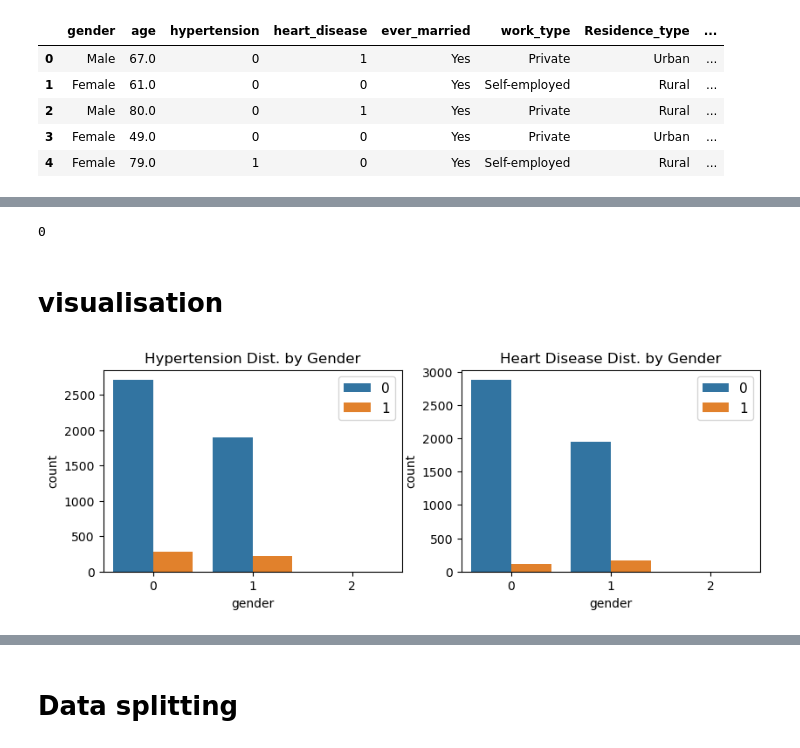
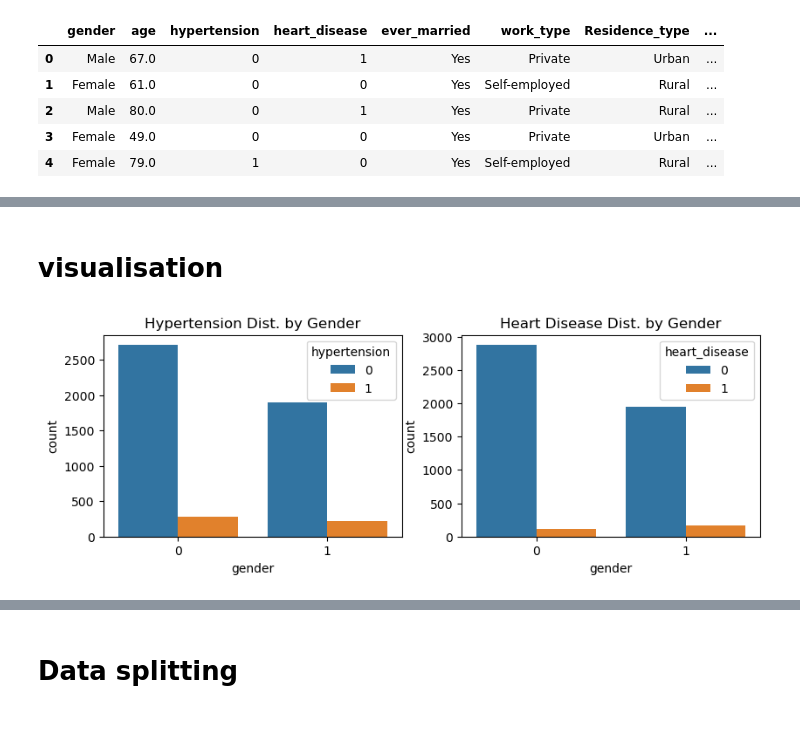
Before and after one commit to m-elyoubi/Dev-Deployment-ML-on-IBM, a Jupyter notebook: stroke prediction new project.ipynb, the cells around one changed output, grey strips where cells are left out. Cells and saved outputs as stored; diff of their text form; code cells hidden in the pictures.

```diff
--- a/stroke prediction new project.ipynb
+++ b/stroke prediction new project.ipynb
@@ -300,4 +310,0 @@ stroke
-# %%
-sum(stroke['gender']=='Other')
-# %% [output]
-0
@@ -310,17 +314,17 @@ stroke.drop(indexgender,inplace=True)
 # %%
 plt.figure(figsize=(15,3))
 #-------------------------- CountPlot Side --------------------------
 plt.subplot(1,3,1)
 plt.title("Hypertension Dist. by Gender")
 sns.countplot(x=stroke["gender"],hue="hypertension",data=stroke);
-plt.legend(loc=1,prop={"size":11})
+plt.legend(title='hypertension',loc='upper right')
 
 plt.subplot(1,3,2)
 plt.title("Heart Disease Dist. by Gender")
 sns.countplot(x=stroke["gender"],hue="heart_disease",data=stroke);
-plt.legend(loc=1,prop={"size":11})
+plt.legend(title='heart_disease',loc='upper right')
 
 plt.show();
 # %% [output]
-[figure, old version]
+[figure, new version]
 # %%
```
Also changed, not shown: parts of 32 cells of this notebook, 2 other files.
